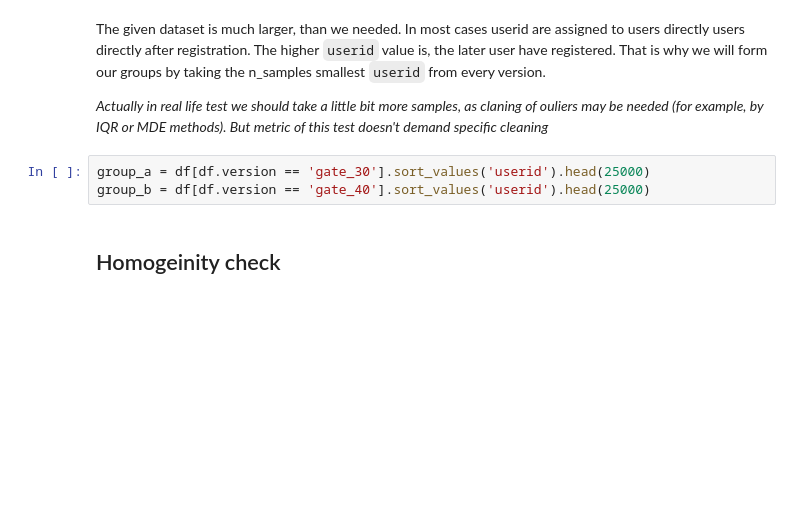
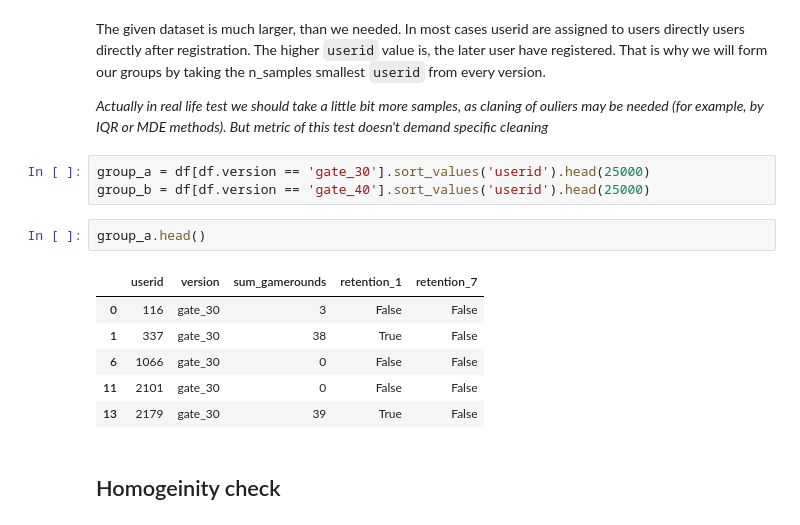
Before and after one commit to ElenaNKn/data_projects, a Jupyter notebook: project_ab_testing/notebook_ab_test.ipynb, the cells around one changed output. Saved outputs shown, nothing was run; the diff lists cells and outputs as text; blank space fills up the shorter version.

```diff
--- a/project_ab_testing/notebook_ab_test.ipynb
+++ b/project_ab_testing/notebook_ab_test.ipynb
@@ -165,5 +165,14 @@ The given dataset is much larger, than we needed. In most cases userid are assig
 # %%
 group_a = df[df.version == 'gate_30'].sort_values('userid').head(25000)
 group_b = df[df.version == 'gate_40'].sort_values('userid').head(25000)
+# %%
+group_a.head()
+# %% [output]
+|  | userid | version | sum_gamerounds | retention_1 | retention_7 |
+| 0 | 116 | gate_30 | 3 | False | False |
+| 1 | 337 | gate_30 | 38 | True | False |
+| 6 | 1066 | gate_30 | 0 | False | False |
+| 11 | 2101 | gate_30 | 0 | False | False |
+| 13 | 2179 | gate_30 | 39 | True | False |
 # %% [markdown]
 ## Homogeinity check
```
Also changed, not shown: parts of 9 cells of this notebook.
